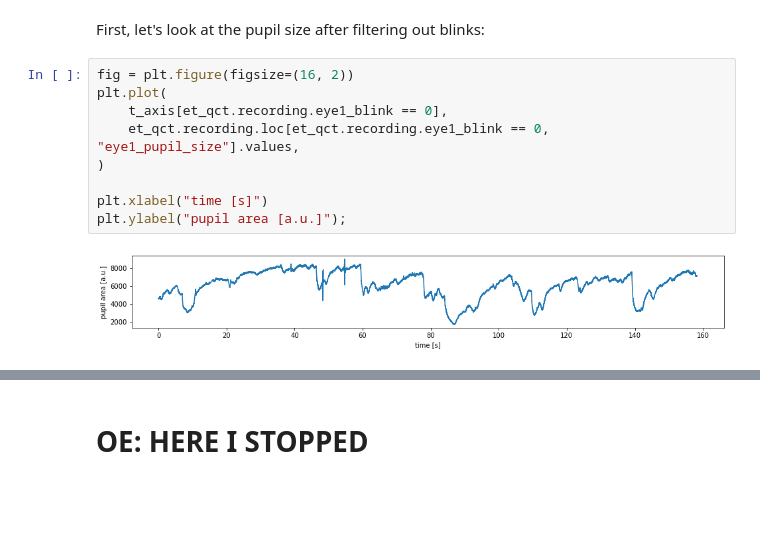
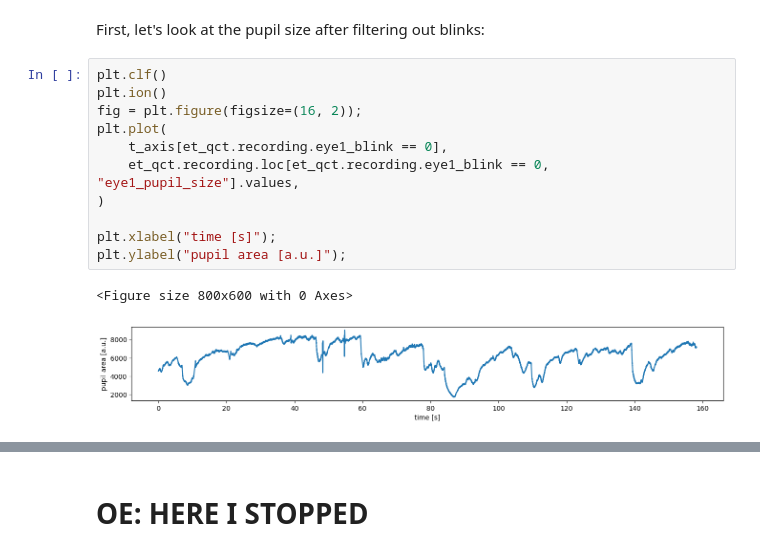
Before and after one commit to oesteban/hcph-sops, a Jupyter notebook: code/eyetracking/visualizing-and-qc-eyetrack-data.ipynb, the cells around one changed output, grey strips where cells are left out. Drawn from its saved outputs; the diff is of its cells as text; blank space fills up the shorter version.

Commit message:
enh: add visualizations

```diff
--- a/code/eyetracking/visualizing-and-qc-eyetrack-data.ipynb
+++ b/code/eyetracking/visualizing-and-qc-eyetrack-data.ipynb
@@ -256,13 +285,16 @@ t_axis = (et_qct.recording.timestamp.values - et_qct.metadata["StartTime"]) / et
 # %% [markdown]
 First, let's look at the pupil size after filtering out blinks:
 # %%
-fig = plt.figure(figsize=(16, 2))
+plt.clf()
+plt.ion()
+fig = plt.figure(figsize=(16, 2));
 plt.plot(
     t_axis[et_qct.recording.eye1_blink == 0],
     et_qct.recording.loc[et_qct.recording.eye1_blink == 0, "eye1_pupil_size"].values,
 )
 
-plt.xlabel("time [s]")
+plt.xlabel("time [s]");
 plt.ylabel("pupil area [a.u.]");
 # %% [output]
+<Figure size 800x600 with 0 Axes>
-[figure, old version]
+[figure, new version]
```
Also changed, not shown: parts of 50 cells of this notebook, 1 other file.
